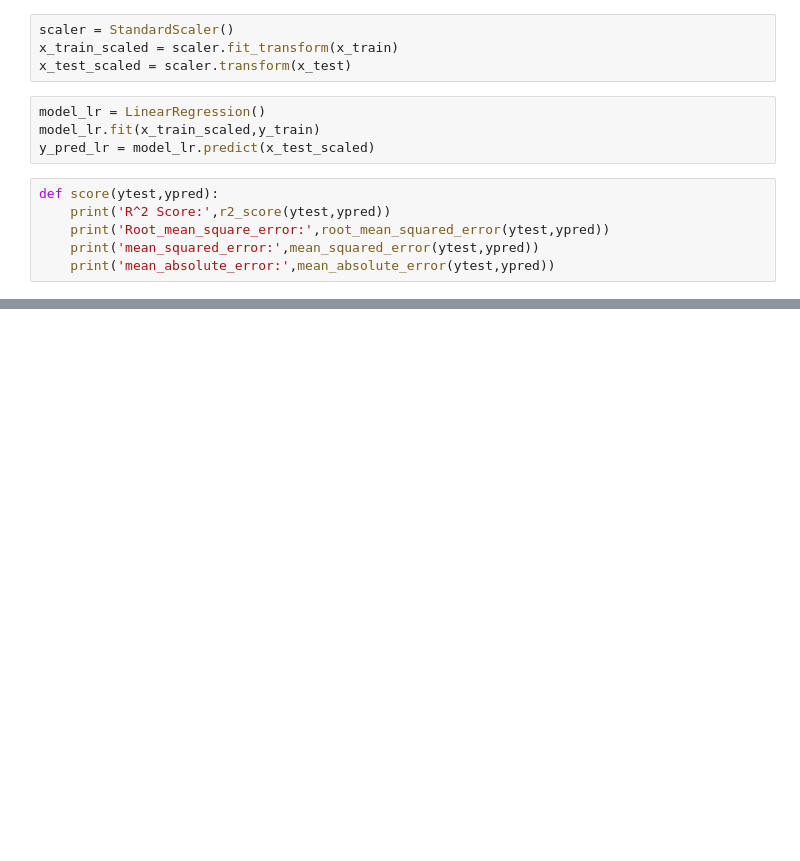
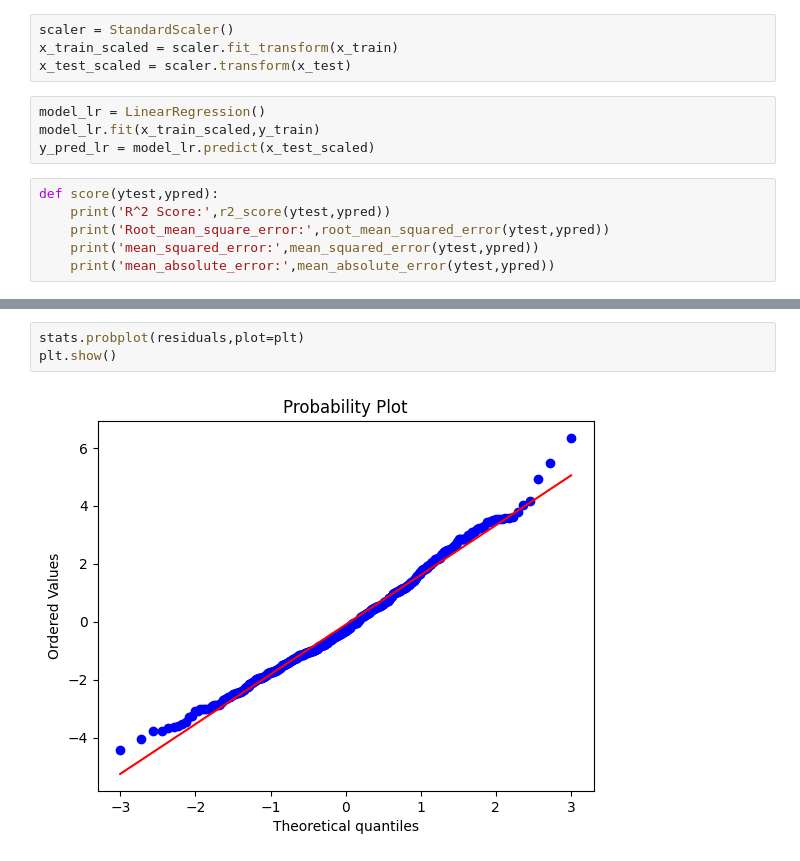
Before and after one commit to harshalgrover07/Start-Up-Funding, a Jupyter notebook: StartUp.ipynb, the cells around one changed output, grey strips where cells are left out. Cells and saved outputs as stored; diff of their text form; blank space fills up the shorter version.

```diff
--- a/StartUp.ipynb
+++ b/StartUp.ipynb
@@ -580,0 +618,5 @@ VIF = data[['']]
+# %%
+stats.probplot(residuals,plot=plt)
+plt.show()
+# %% [output]
+[figure, added]
```
Also changed, not shown: parts of 29 cells of this notebook.
